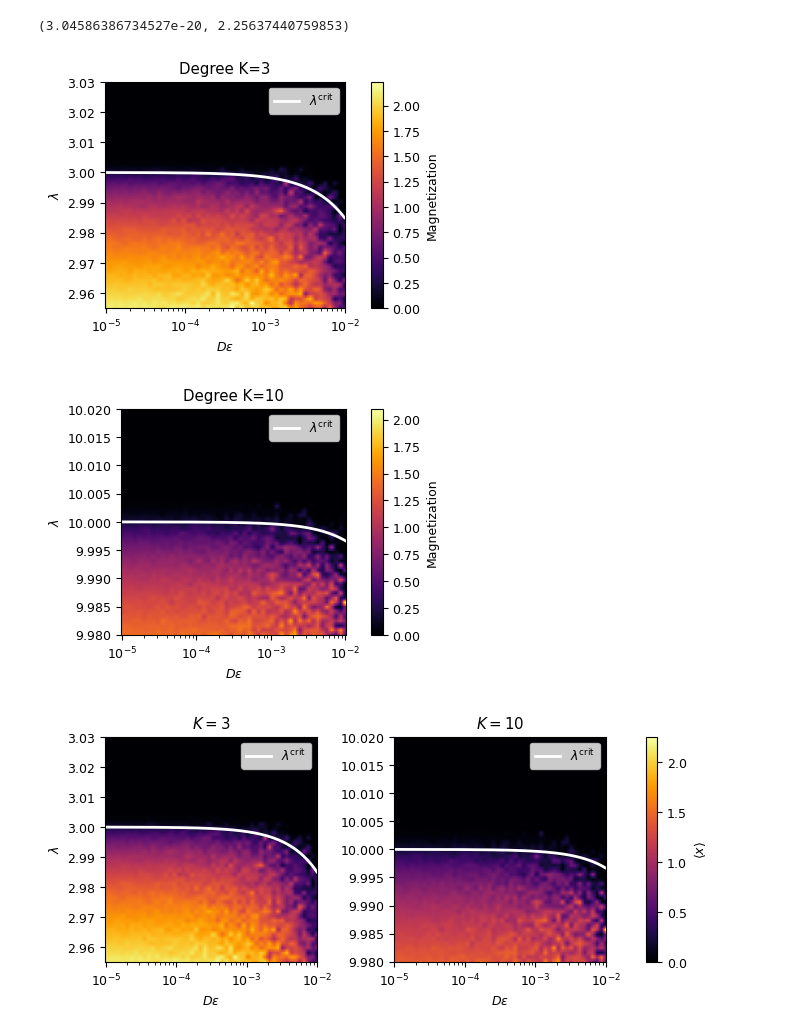
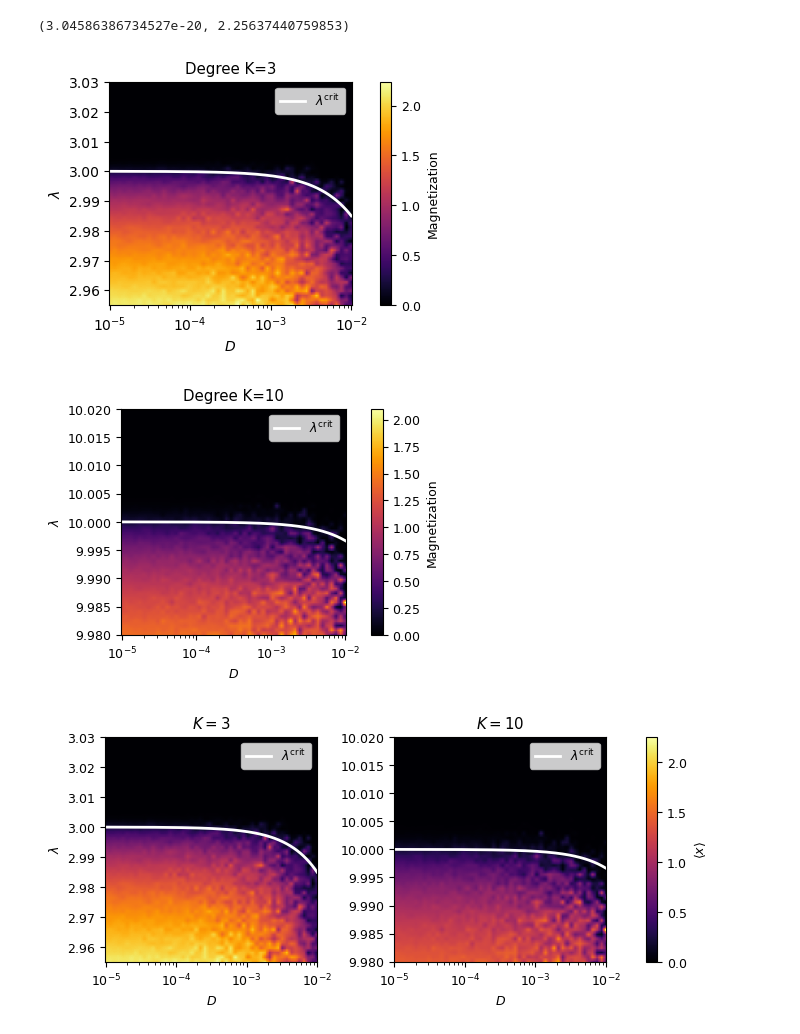
Before and after one commit to Mattiatarabolo/GaussianExpansionCavityMethod.jl, a Jupyter notebook: examples/Phi4/plot.ipynb, the cells around one changed output. Drawn from its saved outputs; the diff is of its cells as text; code cells hidden in the pictures.

```diff
--- a/examples/Phi4/plot.ipynb
+++ b/examples/Phi4/plot.ipynb
@@ -75,7 +75,7 @@ line1 = ax1.plot(Dsf*u, λc.(Dsf,u,K,J), label=L"\lambda^{\rm crit}", c="white",
 ax1.set_title("Degree K=$K")
 
 fig1.colorbar(pcm1, ax=ax1, label="Magnetization")
-ax1.set_xlabel(L"D\varepsilon")
+ax1.set_xlabel(L"D")
 ax1.set_ylabel(L"\lambda")
 ax1.legend(loc="upper right")
 
@@ -89,35 +89,35 @@ fig2, ax2 = plt.subplots(1, 1, figsize=(4, 3), layout="constrained") #(15,5) (6.
 rcParams = PyDict(plt.matplotlib["rcParams"])
 rcParams["font.size"] = 9 #9 #18
 
 K = 10
 Ki = 2
 λs = λss[Ki]
 Ds = Dss[Ki]
 x_st_mesh = x_st_meshs[Ki]
 itp = linear_interpolation((λs, Ds), x_st_mesh)
 # Fine grid
 Dsf = 10 .^ range(log10.(Ds[1]), stop=log10.(Ds[end]), length=300)
 λsf = range(λs[1], stop=λs[end], length=300)
 # Interpolate
 x_st_meshf = [itp(λ,D) for λ in λsf, D in Dsf]
 
 # Plot using pcolormesh with log10(Ds) and ls
 pcm2 = ax2.pcolormesh(Dsf*u, λsf, x_st_meshf; rasterized=true, vmin=minimum(x_st_meshf), vmax=maximum(x_st_meshf), cmap="inferno", shading="auto")
 ax2.set_xscale("log")
 line2 = ax2.plot(Dsf*u,λc.(Dsf,u,K,J),label=L"\lambda^{\rm crit}", c="white", linewidth=2)
 ax2.set_title("Degree K=$K")
 
 
 fig2.colorbar(pcm2, ax=ax2, label="Magnetization")
-ax2.set_xlabel(L"D\varepsilon")
+ax2.set_xlabel(L"D")
 ax2.set_ylabel(L"\lambda")
 ax2.legend(loc="upper right")
 
 plt.display(fig2)
 
 fig2.savefig("Phi4_phase_transition_K-$K.pdf", format="pdf", bbox_inches="tight")
 # %% [output]
-[figure, old version]
+[figure, new version]
 [figure]
 # %%
 # Create the plot
```
Also changed, not shown: parts of 1 cell of this notebook, 8 other files.
